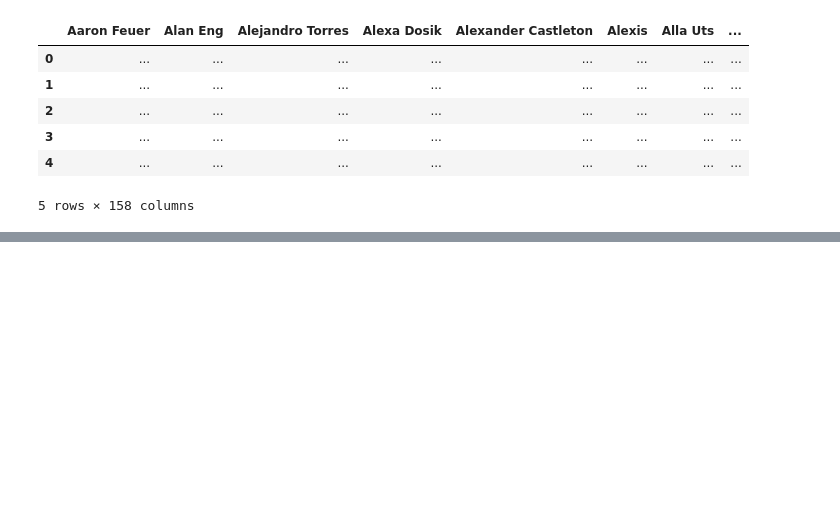
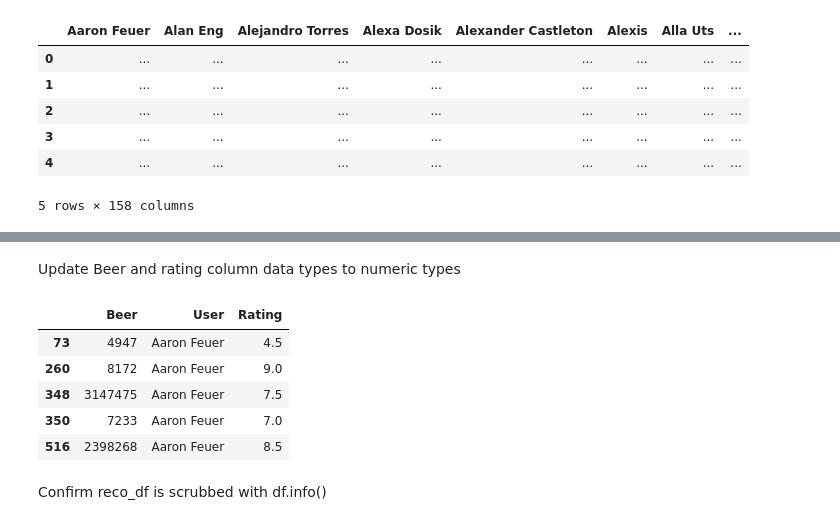
Before and after one commit to blantj/beer_tasting_recommender_system, a Jupyter notebook: Modeling.ipynb, the cells around one changed output, grey strips where cells are left out. Drawn from its saved outputs; the diff is of its cells as text; code cells hidden in the pictures; blank space fills up the shorter version.

```diff
--- a/Modeling.ipynb
+++ b/Modeling.ipynb
@@ -170,0 +137,14 @@ Name: Untappd Id, Length: 817, dtype: int64
+# %% [markdown]
+Update Beer and rating column data types to numeric types
+# %%
+reco_df = reco_df.astype({'Beer': int, 'Rating': float})
+reco_df.head()
+# %% [output]
+|  | Beer | User | Rating |
+| 73 | 4947 | Aaron Feuer | 4.5 |
+| 260 | 8172 | Aaron Feuer | 9.0 |
+| 348 | 3147475 | Aaron Feuer | 7.5 |
+| 350 | 7233 | Aaron Feuer | 7.0 |
+| 516 | 2398268 | Aaron Feuer | 8.5 |
+# %% [markdown]
+Confirm reco_df is scrubbed with df.info()
```
Also changed, not shown: parts of 18 cells of this notebook, 1 other file.
